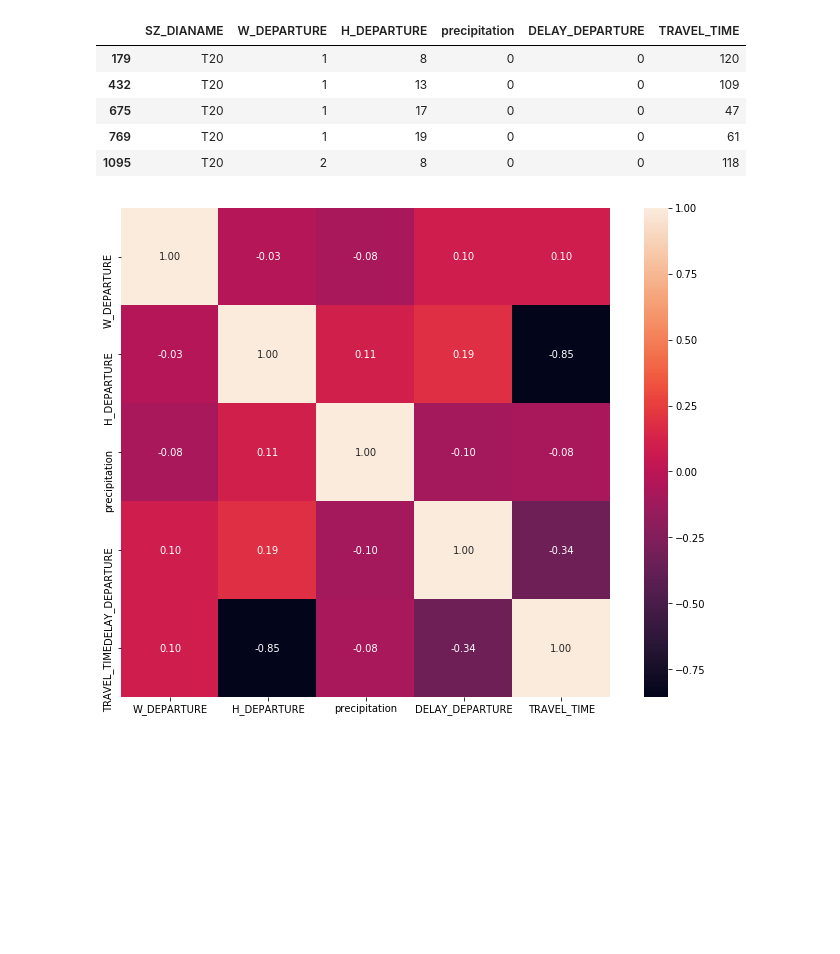
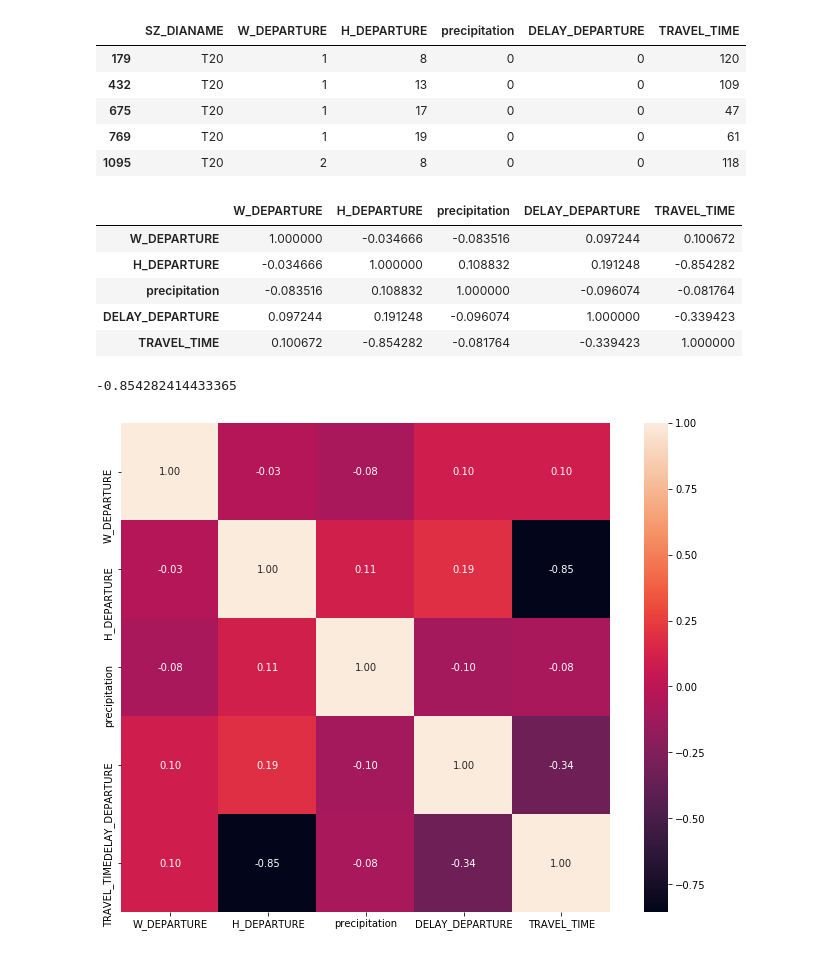
Before and after one commit to xiafei571/basic, a Jupyter notebook: bus_analysis/T_H_RESULT_T20.ipynb, the cells around one changed output. Cells and saved outputs as stored; diff of their text form; code cells hidden in the pictures; blank space fills up the shorter version.

```diff
--- a/bus_analysis/T_H_RESULT_T20.ipynb
+++ b/bus_analysis/T_H_RESULT_T20.ipynb
@@ -129,6 +133,19 @@ df_F1.head()
 | 675 | T20 | 1 | 17 | 0 | 0 | 47 |
 | 769 | T20 | 1 | 19 | 0 | 0 | 61 |
 | 1095 | T20 | 2 | 8 | 0 | 0 | 118 |
+# %%
+df_F1.corr()
+# %% [output]
+|  | W_DEPARTURE | H_DEPARTURE | precipitation | DELAY_DEPARTURE | TRAVEL_TIME |
+| W_DEPARTURE | 1.000000 | -0.034666 | -0.083516 | 0.097244 | 0.100672 |
+| H_DEPARTURE | -0.034666 | 1.000000 | 0.108832 | 0.191248 | -0.854282 |
+| precipitation | -0.083516 | 0.108832 | 1.000000 | -0.096074 | -0.081764 |
+| DELAY_DEPARTURE | 0.097244 | 0.191248 | -0.096074 | 1.000000 | -0.339423 |
+| TRAVEL_TIME | 0.100672 | -0.854282 | -0.081764 | -0.339423 | 1.000000 |
+# %%
+df_F1.corr()['TRAVEL_TIME']['H_DEPARTURE']
+# %% [output]
+-0.854282414433365
 # %%
 # ヒートマップの表示
 plt.figure(figsize=(12, 9))
```
Also changed, not shown: parts of 7 cells of this notebook, 3 other files.
